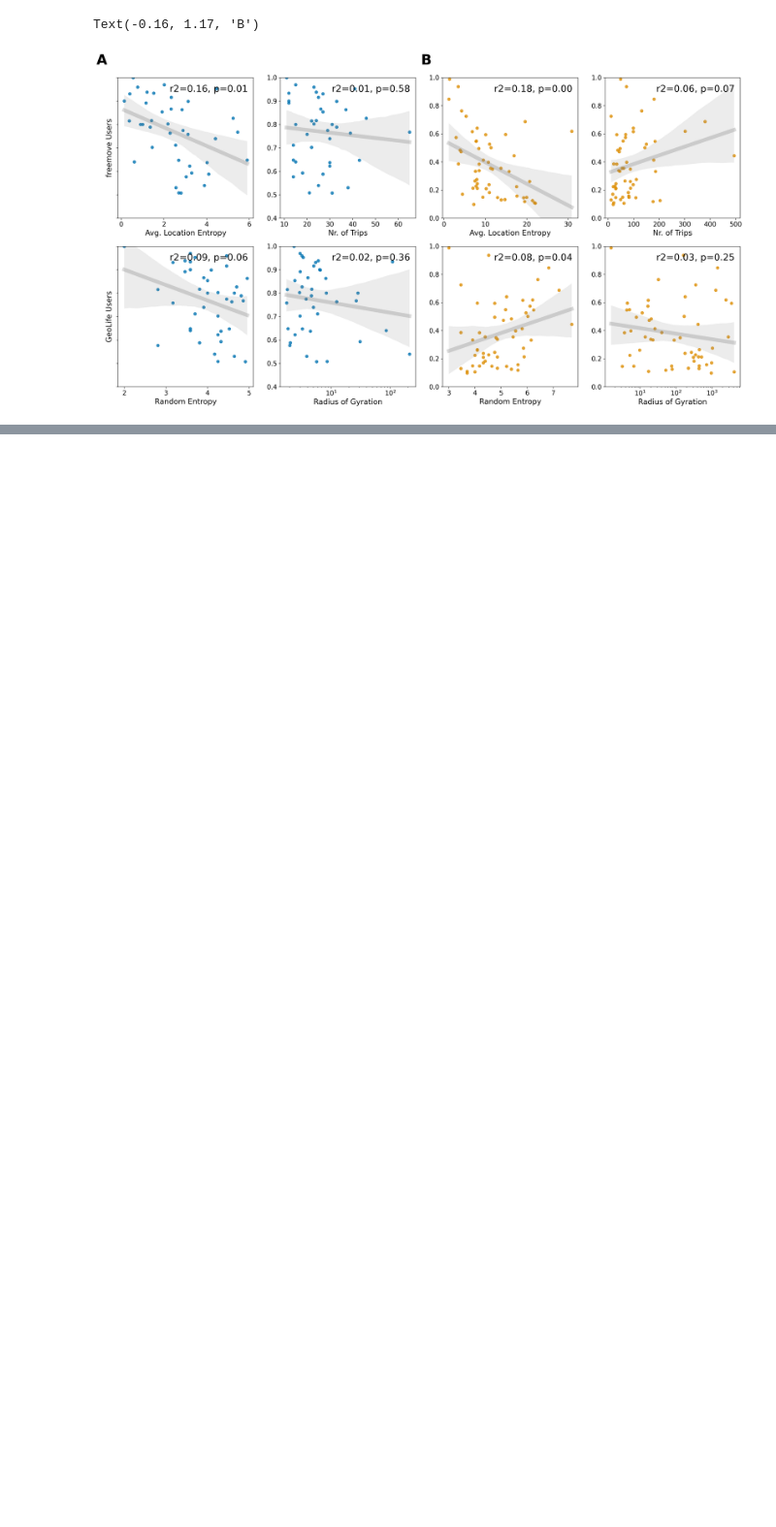
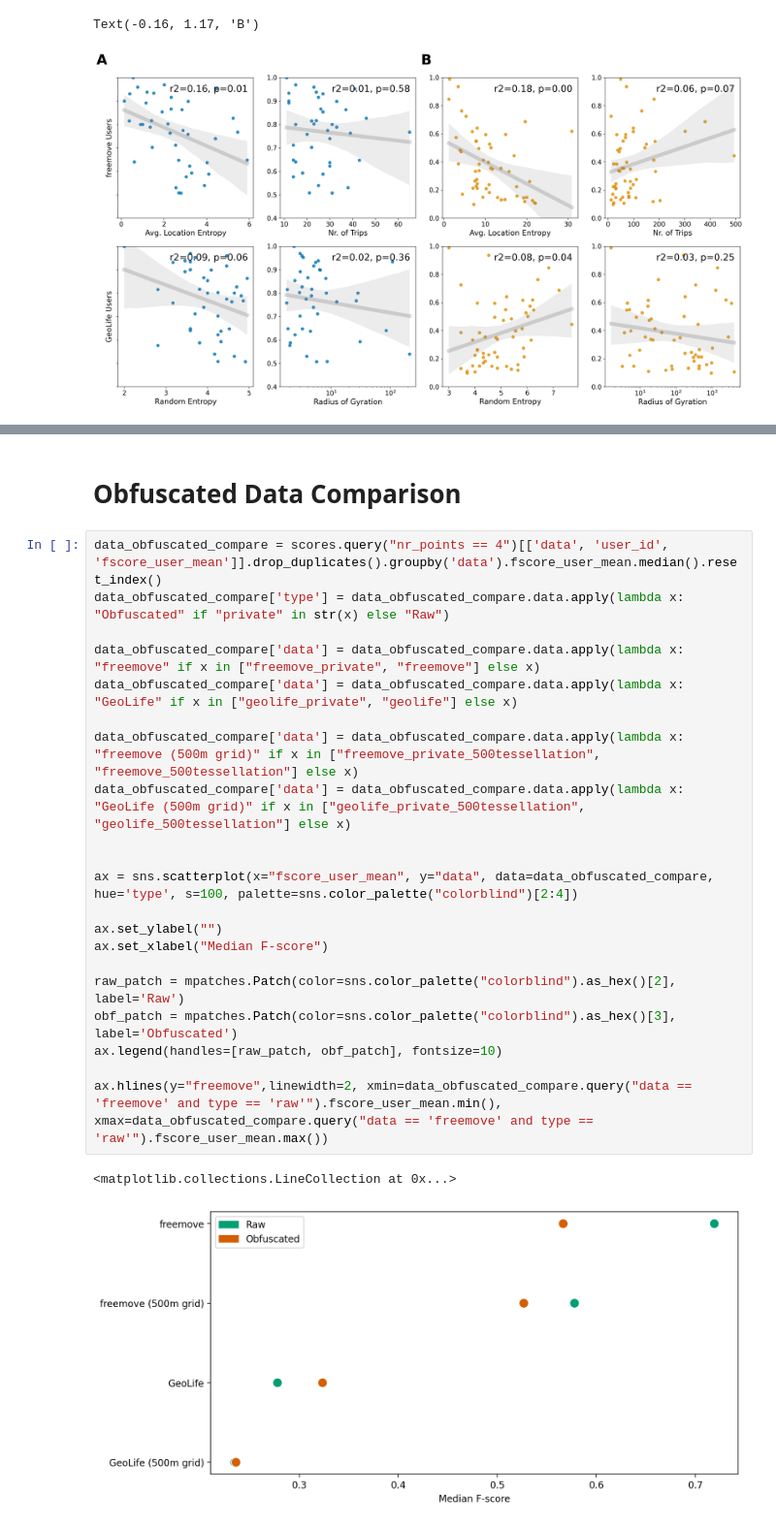
Before and after one commit to benediktstroebl/Master-Thesis, a Jupyter notebook: evaluation.ipynb, the cells around one changed output, grey strips where cells are left out. Shown at 97% size. Drawn from its saved outputs; the diff is of its cells as text; blank space fills up the shorter version.

```diff
--- a/evaluation.ipynb
+++ b/evaluation.ipynb
@@ -487,0 +552,26 @@ Text(-0.16, 1.17, 'B')
+# %% [markdown]
+# Obfuscated Data Comparison
+# %%
+data_obfuscated_compare = scores.query("nr_points == 4")[['data', 'user_id', 'fscore_user_mean']].drop_duplicates().groupby('data').fscore_user_mean.median().reset_index()
+data_obfuscated_compare['type'] = data_obfuscated_compare.data.apply(lambda x: "Obfuscated" if "private" in str(x) else "Raw")
+
+data_obfuscated_compare['data'] = data_obfuscated_compare.data.apply(lambda x: "freemove" if x in ["freemove_private", "freemove"] else x)
+data_obfuscated_compare['data'] = data_obfuscated_compare.data.apply(lambda x: "GeoLife" if x in ["geolife_private", "geolife"] else x)
+
+data_obfuscated_compare['data'] = data_obfuscated_compare.data.apply(lambda x: "freemove (500m grid)" if x in ["freemove_private_500tessellation", "freemove_500tessellation"] else x)
+data_obfuscated_compare['data'] = data_obfuscated_compare.data.apply(lambda x: "GeoLife (500m grid)" if x in ["geolife_private_500tessellation", "geolife_500tessellation"] else x)
+
+
+ax = sns.scatterplot(x="fscore_user_mean", y="data", data=data_obfuscated_compare, hue='type', s=100, palette=sns.color_palette("colorblind")[2:4])
+
+ax.set_ylabel("")
+ax.set_xlabel("Median F-score")
+
+raw_patch = mpatches.Patch(color=sns.color_palette("colorblind").as_hex()[2], label='Raw')
+obf_patch = mpatches.Patch(color=sns.color_palette("colorblind").as_hex()[3], label='Obfuscated')
+ax.legend(handles=[raw_patch, obf_patch], fontsize=10)
+
+ax.hlines(y="freemove",linewidth=2, xmin=data_obfuscated_compare.query("data == 'freemove' and type == 'raw'").fscore_user_mean.min(), xmax=data_obfuscated_compare.query("data == 'freemove' and type == 'raw'").fscore_user_mean.max())
+# %% [output]
+<matplotlib.collections.LineCollection at 0x...>
+[figure, added]
```
Also changed, not shown: parts of 3 cells of this notebook, 3 other files.
